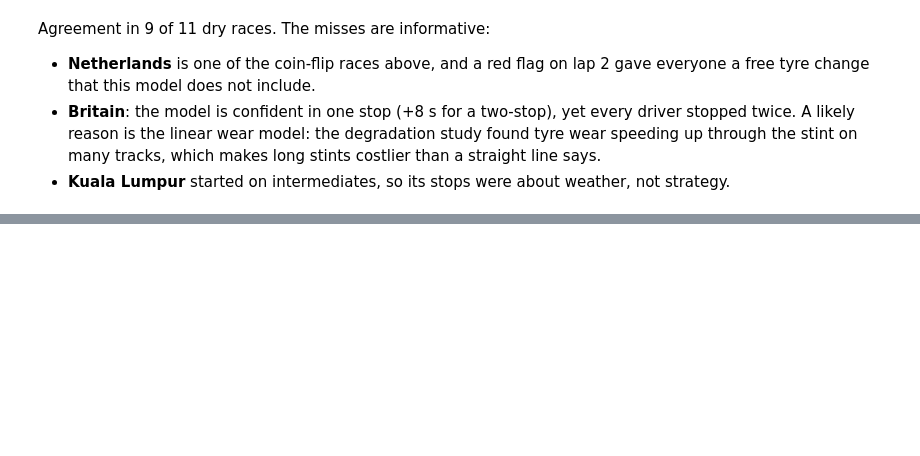
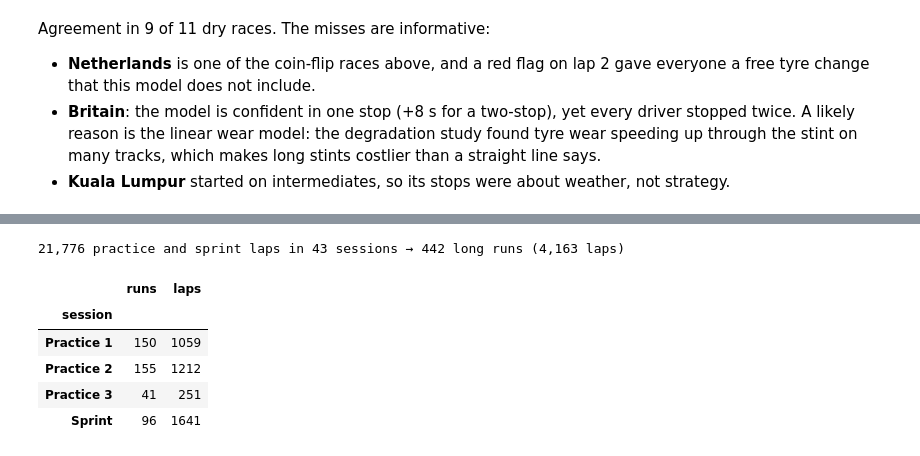
Before and after one commit to emrickre/f1-analytics, a Jupyter notebook: notebooks/strategy_sim.ipynb, the cells around one changed output, grey strips where cells are left out. Cells and saved outputs as stored; diff of their text form; code cells hidden in the pictures; blank space fills up the shorter version.

```diff
--- a/notebooks/strategy_sim.ipynb
+++ b/notebooks/strategy_sim.ipynb
@@ -261,0 +279,17 @@ Agreement in 9 of 11 dry races. The misses are informative:
+# %%
+from analysis import practice as F
+
+fp = pd.read_parquet(Path('../data/laps_2026_practice.parquet'))
+runs = F.long_runs(fp, fuel)
+pr = F.practice_deg(runs)
+print(f'{len(fp):,} practice and sprint laps in {fp.session_key.nunique()} sessions → '
+      f'{runs.run.nunique()} long runs ({len(runs):,} laps)')
+runs.groupby('session').agg(runs=('run', 'nunique'), laps=('run', 'size'))
+# %% [output]
+21,776 practice and sprint laps in 43 sessions → 442 long runs (4,163 laps)
+|  | runs | laps |
+| session |  |  |
+| Practice 1 | 150 | 1059 |
+| Practice 2 | 155 | 1212 |
+| Practice 3 | 41 | 251 |
+| Sprint | 96 | 1641 |
```
Also changed, not shown: parts of 11 cells of this notebook, 7 other files.
